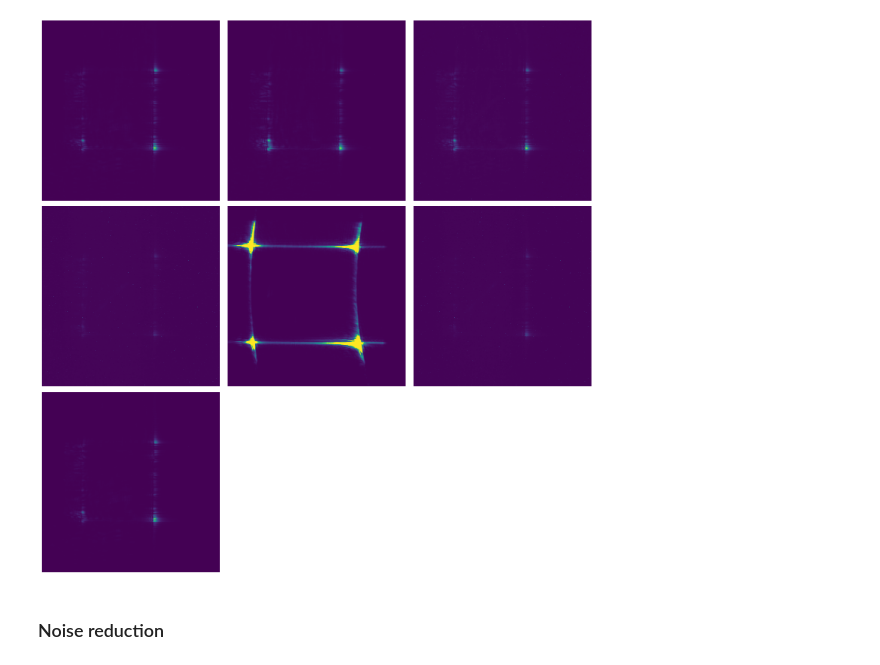
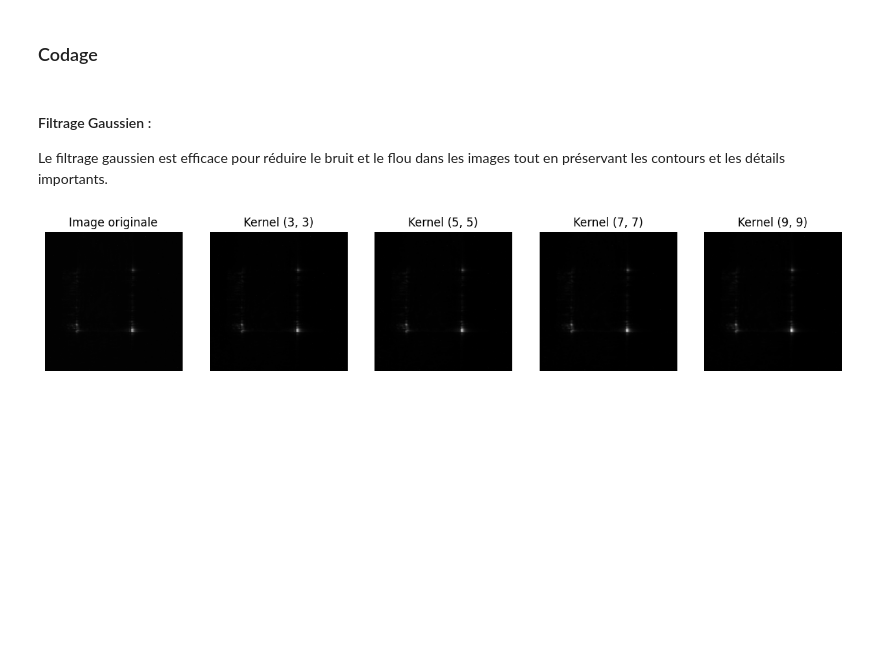
Before and after one commit to mlaversi/Recherche_Brillouin, a Jupyter notebook: reducing_noise/notebook.ipynb, the cells around one changed output. Drawn from its saved outputs; the diff is of its cells as text; code cells hidden in the pictures; blank space fills up the shorter version.

```diff
--- a/reducing_noise/notebook.ipynb
+++ b/reducing_noise/notebook.ipynb
@@ -29,11 +54,3 @@ def display_images_in_grid(images, cols=3):
 
     plt.tight_layout()
     plt.show()
-
-folder_path = 'data'  # Remplacez ceci par le chemin de votre dossier
-images = load_images_from_folder(folder_path)
-display_images_in_grid(images, cols=3)  # Vous pouvez ajuster le nombre de colonnes si nécessaire
-# %% [output]
-[figure, removed]
-# %% [markdown]
-### Noise reduction
@@ -74,0 +57,37 @@ cv2.destroyAllWindows()
+# %% [markdown]
+### Codage
+# %% [markdown]
+#### Filtrage Gaussien :
+
+Le filtrage gaussien est efficace pour réduire le bruit et le flou dans les images tout en préservant les contours et les détails importants.
+# %%
+import cv2
+import matplotlib.pyplot as plt
+
+def filtrage_gaussien_et_affichage(image_path, kernel_sizes):
+    # Charger l'image
+    image = cv2.imread(image_path, cv2.IMREAD_UNCHANGED)
+
+    # Afficher l'image originale
+    plt.figure(figsize=(15, 5))
+    plt.subplot(1, len(kernel_sizes) + 1, 1)
+    plt.imshow(image, cmap='gray')
+    plt.title('Image originale')
+    plt.axis('off')
+
+    # Appliquer et afficher le filtrage gaussien pour chaque taille de noyau
+    for i, kernel_size in enumerate(kernel_sizes):
+        image_filtree = cv2.GaussianBlur(image, kernel_size, 0)
+        plt.subplot(1, len(kernel_sizes) + 1, i + 2)
+        plt.imshow(image_filtree, cmap='gray')
+        plt.title(f'Kernel {kernel_size}')
+        plt.axis('off')
+
+    plt.show()
+
+# Exemple d'utilisation de la fonction avec différentes tailles de noyaux
+image_path = 'data/im3.tif'
+kernel_sizes = [(3, 3), (5, 5), (7, 7), (9, 9)]
+filtrage_gaussien_et_affichage(image_path, kernel_sizes)
+# %% [output]
+[figure, added]
```
Also changed, not shown: parts of 20 cells of this notebook, 3 other files.
